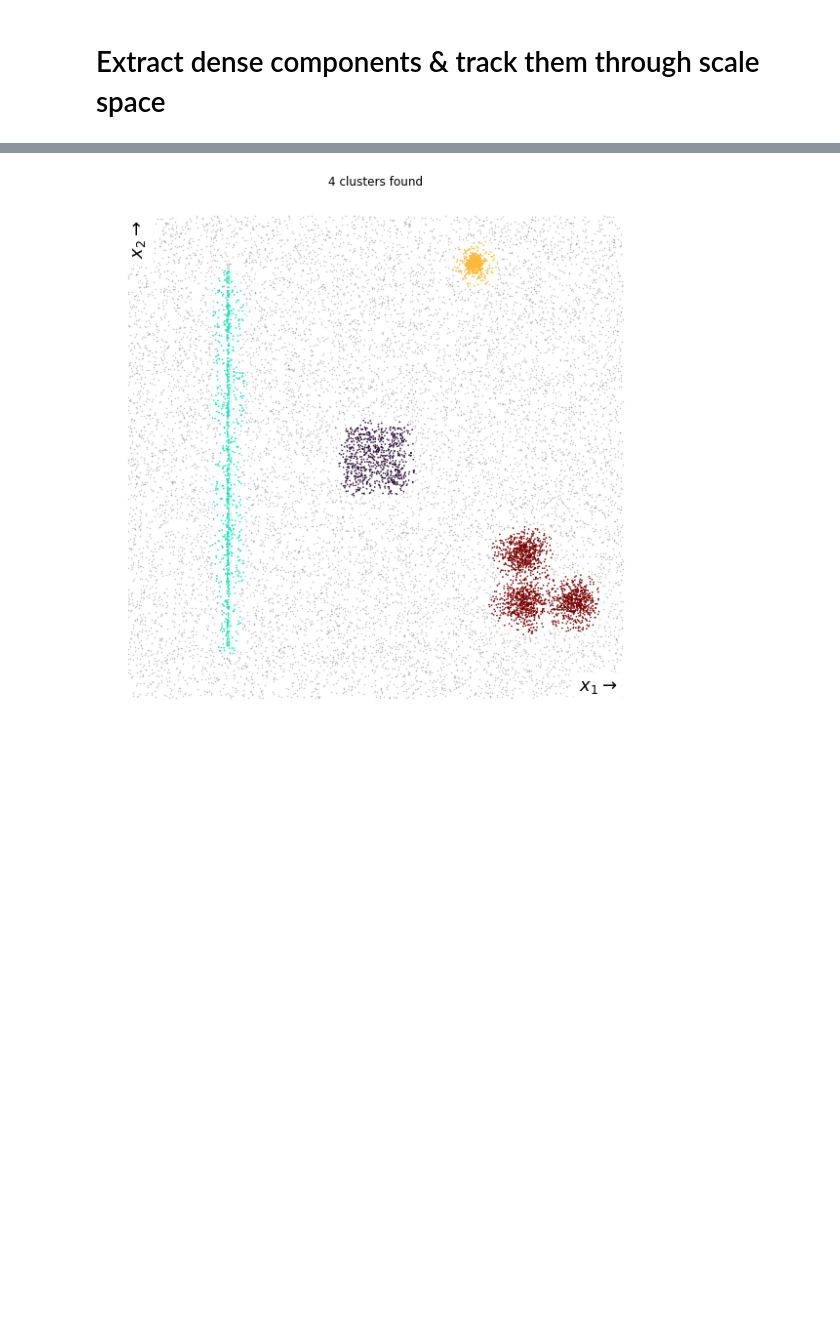
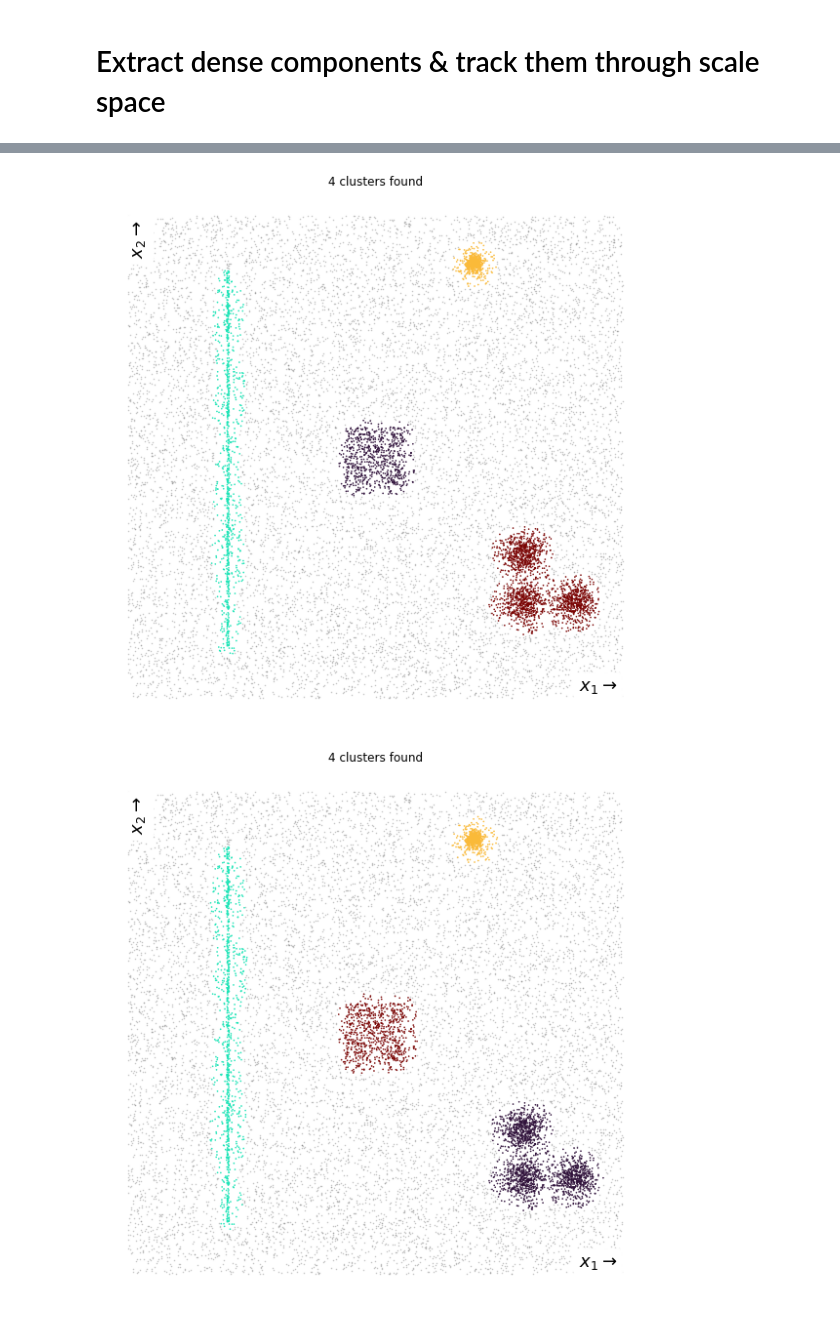
Before and after one commit to barblin/lodestar, a Jupyter notebook: notebooks/toy_tda_scalespace.ipynb, the cells around one changed output, grey strips where cells are left out. Cells and saved outputs as stored; diff of their text form; code cells hidden in the pictures; blank space fills up the shorter version.

```diff
--- a/notebooks/toy_tda_scalespace.ipynb
+++ b/notebooks/toy_tda_scalespace.ipynb
@@ -75,7 +73,7 @@ de = DensityEstKNN(df_cluster.values, max_neighbors=200)
 data_idx = np.arange(X.shape[0])
 sst = ScaleSpaceTree(data_size=X.shape[0], min_jaccard_sim=0.5)
 # %%
-knn_densities_ssp = [30,50,70,90,110,70]
+knn_densities_ssp = [30,50,70,90,110,130]
 
 for nb_neighs in knn_densities_ssp:
     kwargs = {'knn_density': nb_neighs, 'knn_neighors_graph': 30, 'alpha': 0.05}
@@ -283,36 +143,35 @@ for i in range(len(knn_densities_ssp)):
 
     #for plt_cluster in mp.clusters.values():
     plt.figure(figsize=(10,10))
-    colors = ["k","tab:green", "purple", 'tab:blue', 'red', "#e7298a"]
-    cmap = ListedColormap(colors)
     plt.scatter(X.loc[fc==-1, 'f1'], X.loc[fc==-1, 'f2'], s=0.2, c='tab:grey', alpha=0.5)
     plt.scatter(X.loc[fc!=-1, 'f1'], X.loc[fc!=-1, 'f2'], s=0.4, c=fc[fc!=-1], cmap='turbo')
     plt.title(f'{np.unique(fc[fc!=-1]).size} clusters found')
     # ------ Style -------
     text_size = 18
     gray_tone = 1
     color_gray = (gray_tone, gray_tone, gray_tone)
     axes_tone_gray = 0
     color_axes = (axes_tone_gray, axes_tone_gray, axes_tone_gray)
     plt.gca().set_facecolor(color_gray)
 
     xlabel, ylabel = r'$x_1 \rightarrow$', r'$x_2 \rightarrow$'
     plt.annotate(xlabel, xy=(0.945,0.05), xycoords='axes fraction', va='bottom', ha='right', size=text_size,
                  bbox=dict(boxstyle='round', fc=color_gray, color=color_gray), color=color_axes)
     plt.annotate(ylabel, xy=(0.05, 0.945), xycoords='axes fraction', va='top', ha='left', size=text_size, rotation=90,
                  bbox=dict(boxstyle='round', fc=color_gray, color=color_gray), color=color_axes)
     plt.gca().get_yaxis().set_ticklabels([])
     plt.gca().get_yaxis().set_ticks([])
     plt.gca().get_xaxis().set_ticks([])
     plt.gca().get_xaxis().set_ticklabels([]);
     for direction in ['left', 'right', 'top', 'bottom']:
         plt.gca().spines[direction].set_visible(False)
 
     #plt.savefig(f'/home/sebastian/Desktop/plots/skinny_modes_singleclust.png', bbox_inches='tight');
     plt.show()
 # %% [output]
 [figure]
 [figure]
 [figure]
 [figure]
 [figure]
+[figure, added]
```
Also changed, not shown: parts of 10 cells of this notebook.
